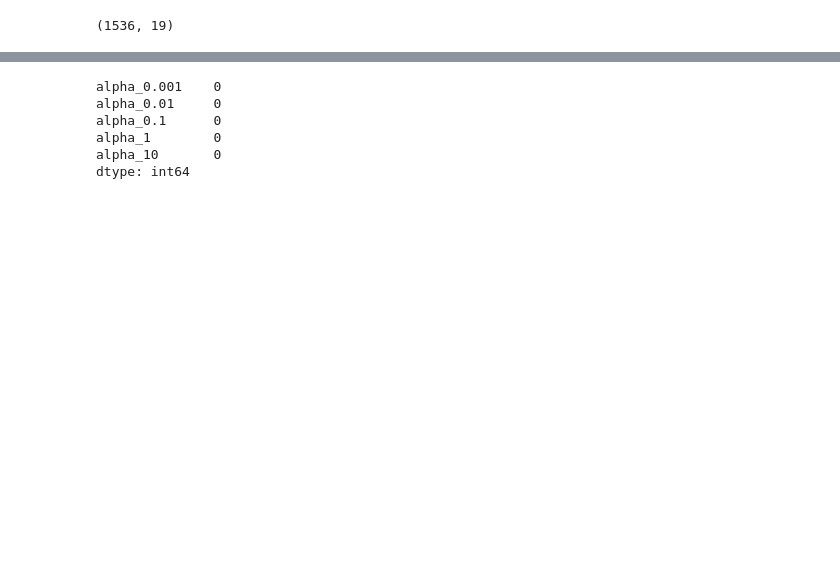
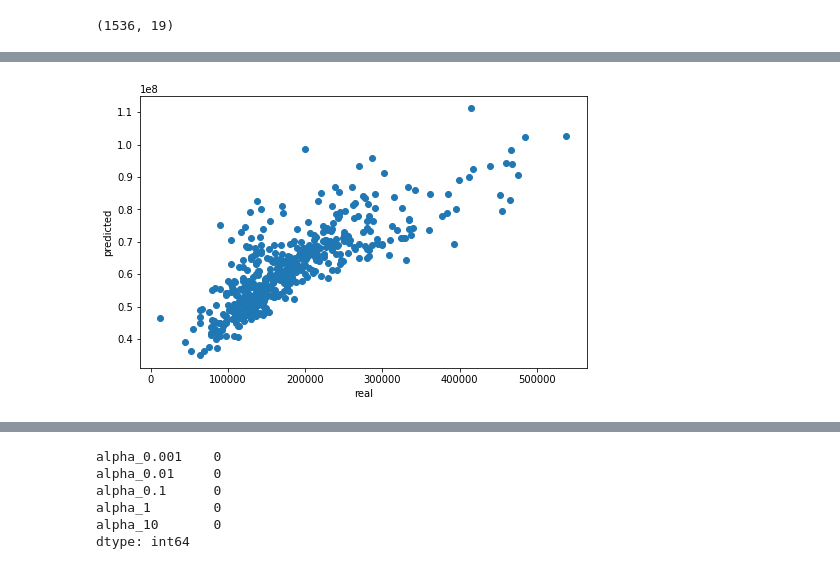
Before and after one commit to kjtorres86/dsi_projects, a Jupyter notebook: project_2/code/Preprocessing and Feature Engineering.ipynb, the cells around one changed output, grey strips where cells are left out. Saved outputs shown, nothing was run; the diff lists cells and outputs as text; code cells hidden in the pictures; blank space fills up the shorter version.

```diff
--- a/project_2/code/Preprocessing and Feature Engineering.ipynb
+++ b/project_2/code/Preprocessing and Feature Engineering.ipynb
@@ -425,3 +578,7 @@ STD:  0.041587108752354565
+# %%
+plot_predictions(y_test, y_pred)
+# %% [output]
+[figure, added]
 # %%
 #find optimal alpha with grid search
 alpha = [0.001, 0.01, 0.1, 1, 10, 100, 1000]
```
Also changed, not shown: parts of 57 cells of this notebook, 7 other files.
